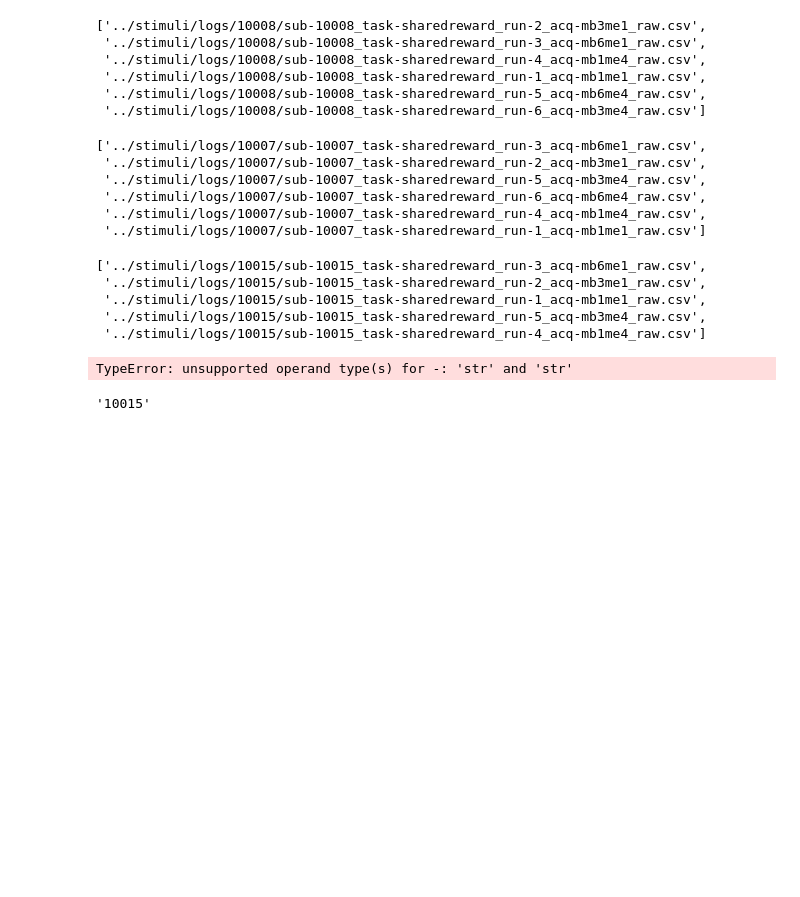
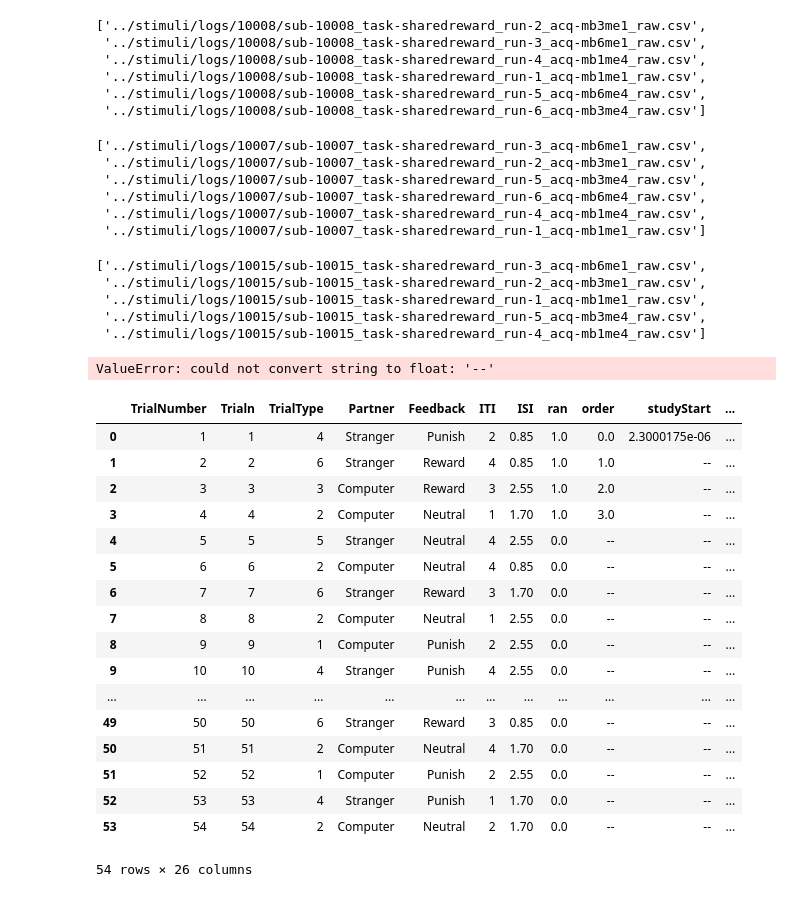
Before and after one commit to DVS-Lab/rf1-sequence-pilot, a Jupyter notebook: code/Untitled.ipynb, the cells around one changed output. Drawn from its saved outputs; the diff is of its cells as text; code cells hidden in the pictures; blank space fills up the shorter version.

```diff
--- a/code/Untitled.ipynb
+++ b/code/Untitled.ipynb
@@ -13,14 +13,13 @@ for sub in subs:
     eventfiles = ['../stimuli/logs/%s/%s'%(sub,file) for file in os.listdir('../stimuli/logs/%s'%(sub)) if file.endswith('raw.csv')]
     if int(sub)>3000:
         display(eventfiles)
-        df_list=[]
         for file in eventfiles:
             x=pd.read_csv(file)
             x['Partner'] = x['Partner'].map(partner_codes).astype('str')
             x['Feedback'] = x['Feedback'].map(feedback_codes).astype('str')
             x['resp'] = x['resp'].map(Button_codes).astype('str')
             x['feed_type'] = x[['Partner', 'Feedback']].agg('_'.join, axis=1)
-            x['res'] = x[['Partner', 'Feedback']].agg('_'.join, axis=1)
+            x['resp'] = x[['Partner', 'resp']].agg('_'.join, axis=1)
 
             data=[]
             for index, row in x.iterrows(): #seperating out 2 kinds of events per file
@@ -61,8 +60,25 @@ for sub in subs:
  '../stimuli/logs/10015/sub-10015_task-sharedreward_run-1_acq-mb1me1_raw.csv',
  '../stimuli/logs/10015/sub-10015_task-sharedreward_run-5_acq-mb3me4_raw.csv',
  '../stimuli/logs/10015/sub-10015_task-sharedreward_run-4_acq-mb1me4_raw.csv']
-TypeError: unsupported operand type(s) for -: 'str' and 'str'
+ValueError: could not convert string to float: '--'
-# %%
-sub
-# %% [output]
-'10015'
+# %%
+x
+# %% [output]
+|  | TrialNumber | Trialn | TrialType | Partner | Feedback | ITI | ISI | ran | order | studyStart | ... |
+| 0 | 1 | 1 | 4 | Stranger | Punish | 2 | 0.85 | 1.0 | 0.0 | 2.3000175e-06 | ... |
+| 1 | 2 | 2 | 6 | Stranger | Reward | 4 | 0.85 | 1.0 | 1.0 | -- | ... |
+| 2 | 3 | 3 | 3 | Computer | Reward | 3 | 2.55 | 1.0 | 2.0 | -- | ... |
+| 3 | 4 | 4 | 2 | Computer | Neutral | 1 | 1.70 | 1.0 | 3.0 | -- | ... |
+| 4 | 5 | 5 | 5 | Stranger | Neutral | 4 | 2.55 | 0.0 | -- | -- | ... |
+| 5 | 6 | 6 | 2 | Computer | Neutral | 4 | 0.85 | 0.0 | -- | -- | ... |
+| 6 | 7 | 7 | 6 | Stranger | Reward | 3 | 1.70 | 0.0 | -- | -- | ... |
+| 7 | 8 | 8 | 2 | Computer | Neutral | 1 | 2.55 | 0.0 | -- | -- | ... |
+| 8 | 9 | 9 | 1 | Computer | Punish | 2 | 2.55 | 0.0 | -- | -- | ... |
+| 9 | 10 | 10 | 4 | Stranger | Punish | 4 | 2.55 | 0.0 | -- | -- | ... |
+| ... | ... | ... | ... | ... | ... | ... | ... | ... | ... | ... | ... |
+| 49 | 50 | 50 | 6 | Stranger | Reward | 3 | 0.85 | 0.0 | -- | -- | ... |
+| 50 | 51 | 51 | 2 | Computer | Neutral | 4 | 1.70 | 0.0 | -- | -- | ... |
+| 51 | 52 | 52 | 1 | Computer | Punish | 2 | 2.55 | 0.0 | -- | -- | ... |
+| 52 | 53 | 53 | 4 | Stranger | Punish | 1 | 1.70 | 0.0 | -- | -- | ... |
+| 53 | 54 | 54 | 2 | Computer | Neutral | 2 | 1.70 | 0.0 | -- | -- | ... |
+54 rows × 26 columns
```
